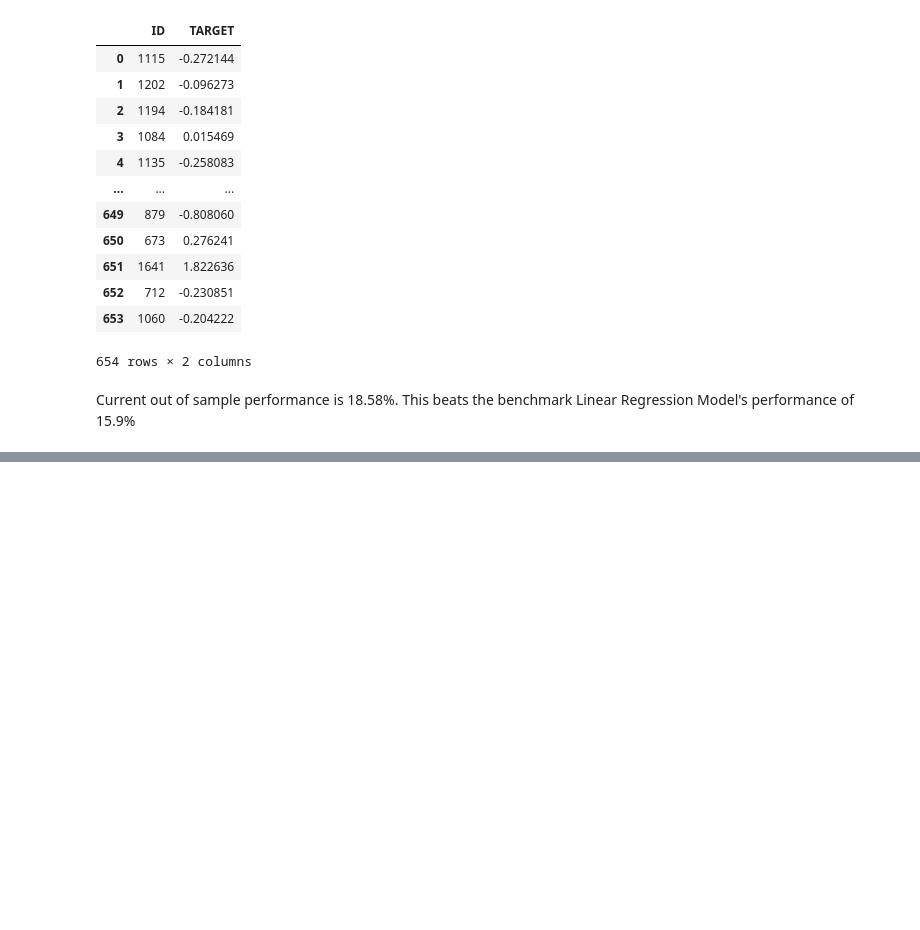
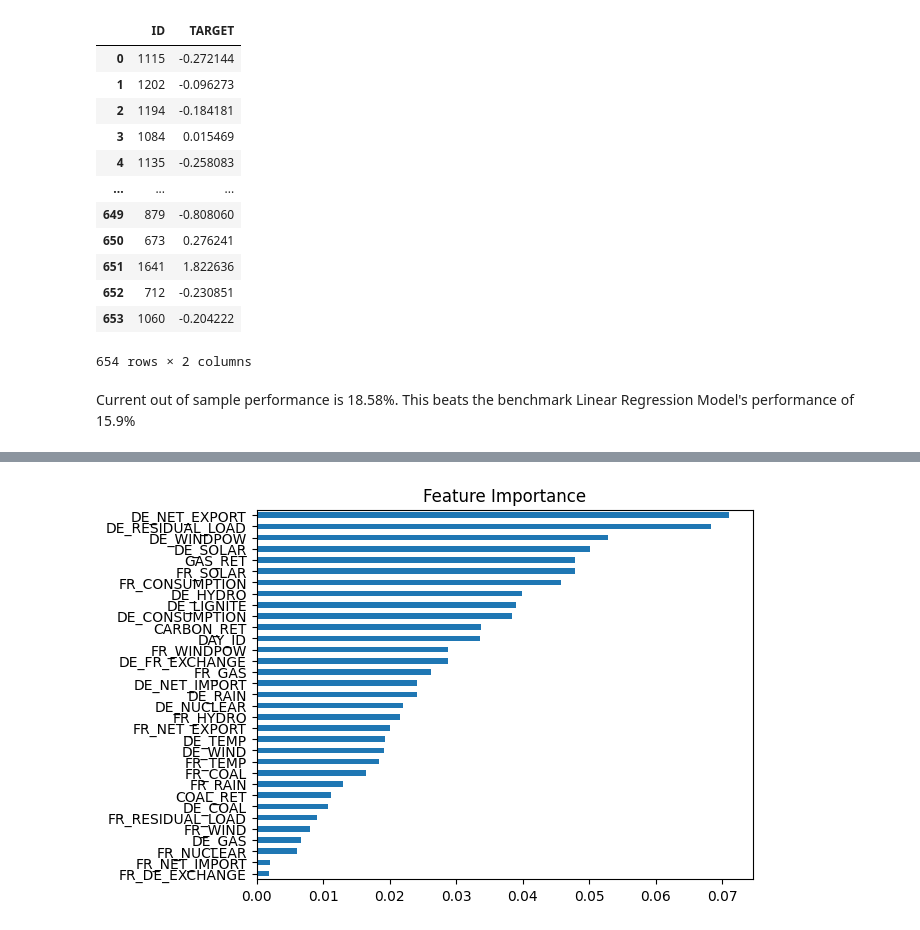
Before and after one commit to talhajamal11/QRT---Electricity-Prices---2023, a Jupyter notebook: src/main.ipynb, the cells around one changed output, grey strips where cells are left out. Saved outputs shown, nothing was run; the diff lists cells and outputs as text; code cells hidden in the pictures; blank space fills up the shorter version.

```diff
--- a/src/main.ipynb
+++ b/src/main.ipynb
@@ -112,0 +145,18 @@ Current out of sample performance is 18.58%. This beats the benchmark Linear Reg
+# %%
+
+
+# Perform permutation importance
+results = permutation_importance(xgb, X_train, y_train, n_repeats=10, random_state=42)
+
+# Get importance scores
+importance_scores = results.importances_mean
+
+# Organize and plot the importance scores
+importances = pd.Series(importance_scores, index=X_train.columns)
+importances = importances.sort_values()
+
+importances.plot(kind='barh')
+plt.title('Feature Importance')
+plt.show()
+# %% [output]
+[figure, added]
```
Also changed, not shown: parts of 7 cells of this notebook.
